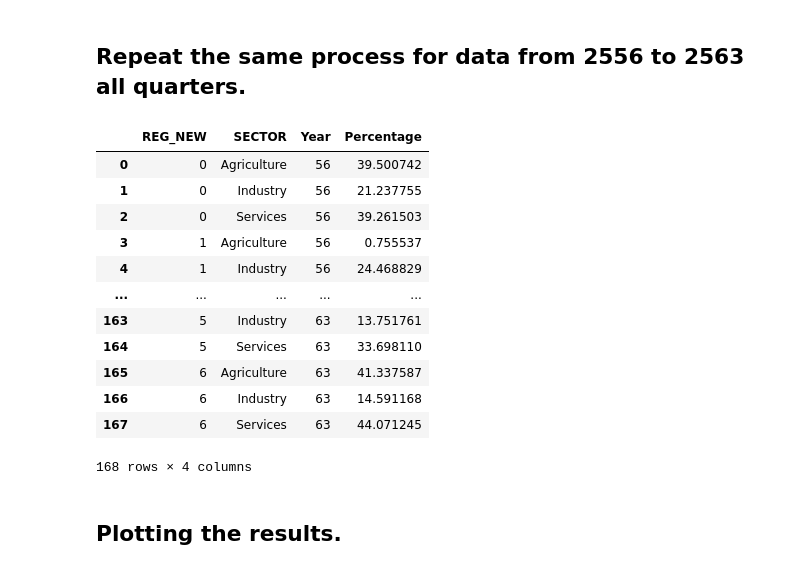
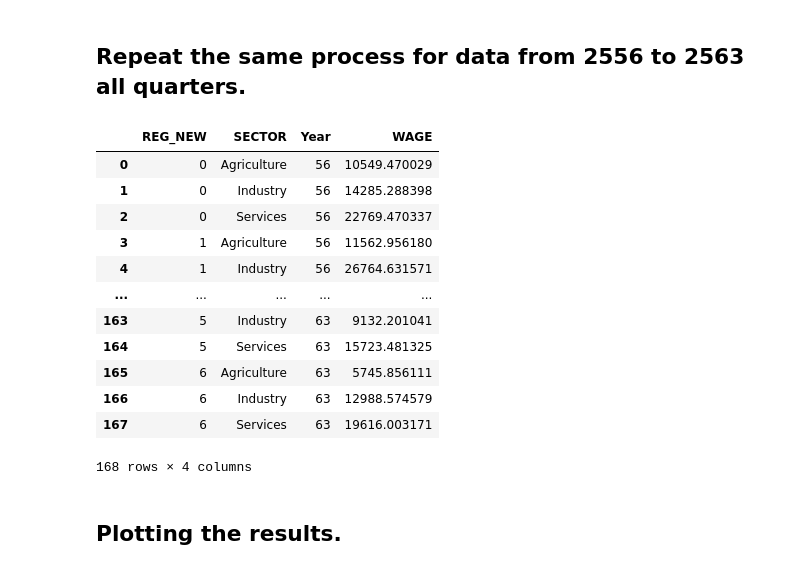
Before and after one commit to PhakphumJ/Thesis_code, a Jupyter notebook: LFS_code.ipynb, the cells around one changed output. Cells and saved outputs as stored; diff of their text form; code cells hidden in the pictures.

Commit message:
Collect avg wage from all years.

```diff
--- a/LFS_code.ipynb
+++ b/LFS_code.ipynb
@@ -803,6 +803,7 @@ LFS_All_YEAR_YOUNG_SEC = {}
 LFS_All_YEAR_YOUNG_EDU = {}
 LFS_All_YEAR_MIDDLE_SEC = {}
 LFS_All_YEAR_OLD_AGE_SEC = {}
+LFS_All_YEAR_WAGE_SEC = {}
 
 ### Import Labor force survey
 list_year = [56, 57, 58, 59, 60, 61, 62, 63]
@@ -827,6 +828,8 @@ for year in list_year:
         LFS.rename(columns = {"CWT": "CWD"}, inplace = True)
         ## INDUS -> INDUST
         LFS.rename(columns = {"INDUS": "INDUST"}, inplace = True)
+        ## APPROX -> PERMONTH
+        LFS.rename(columns = {"APPROX": "PERMONTH"}, inplace = True)
 
 
         ###### Apply created functions.
@@ -847,6 +850,9 @@ for year in list_year:
         LFS_All_YEAR_OLD_AGE_SEC[Data_Time] = LFS_OLD.pipe(TAB_SEC)
 
         LFS_All_YEAR_YOUNG_EDU[Data_Time] = LFS_YOUNG.pipe(TAB_EDU)
+
+        ### Compute average wage for each sector.
+        LFS_All_YEAR_WAGE_SEC[Data_Time] = LFS.pipe(avg_wage)
 # %%
 ### Create a function to annualize the quarterly data.
 def annualize(LFS_dict, column_name):
@@ -893,6 +899,9 @@ All_YEAR_YOUNG_SEC_annual_pct = annualize(LFS_All_YEAR_YOUNG_SEC, "Percentage")
 All_YEAR_MIDDLE_SEC_annual_pct = annualize(LFS_All_YEAR_MIDDLE_SEC, "Percentage")
 All_YEAR_OLD_AGE_SEC_annual_pct = annualize(LFS_All_YEAR_OLD_AGE_SEC, "Percentage")
 All_YEAR_YOUNG_EDU_annual_pct = annualize(LFS_All_YEAR_YOUNG_EDU, "Percentage")
+
+## Average wage.
+All_YEAR_WAGE_SEC_annual = annualize(LFS_All_YEAR_WAGE_SEC, "WAGE")
 # %%
 ### Concat each year's data into one dataframe.
 All_YEAR_ALL_AGE_SEC_annual_num_final = pd.concat(All_YEAR_ALL_AGE_SEC_annual_num.values(), ignore_index = True)
@@ -909,22 +918,24 @@ All_YEAR_YOUNG_SEC_annual_pct_final = pd.concat(All_YEAR_YOUNG_SEC_annual_pct.va
 All_YEAR_MIDDLE_SEC_annual_pct_final = pd.concat(All_YEAR_MIDDLE_SEC_annual_pct.values(), ignore_index = True)
 All_YEAR_OLD_AGE_SEC_annual_pct_final = pd.concat(All_YEAR_OLD_AGE_SEC_annual_pct.values(), ignore_index = True)
 All_YEAR_YOUNG_EDU_annual_pct_final = pd.concat(All_YEAR_YOUNG_EDU_annual_pct.values(), ignore_index = True)
+
+All_YEAR_WAGE_SEC_annual_final = pd.concat(All_YEAR_WAGE_SEC_annual.values(), ignore_index = True)
-# %%
-All_YEAR_ALL_AGE_SEC_annual_pct_final
-# %% [output]
-|  | REG_NEW | SECTOR | Year | Percentage |
-| 0 | 0 | Agriculture | 56 | 39.500742 |
-| 1 | 0 | Industry | 56 | 21.237755 |
-| 2 | 0 | Services | 56 | 39.261503 |
-| 3 | 1 | Agriculture | 56 | 0.755537 |
-| 4 | 1 | Industry | 56 | 24.468829 |
-| ... | ... | ... | ... | ... |
-| 163 | 5 | Industry | 63 | 13.751761 |
-| 164 | 5 | Services | 63 | 33.698110 |
-| 165 | 6 | Agriculture | 63 | 41.337587 |
-| 166 | 6 | Industry | 63 | 14.591168 |
-| 167 | 6 | Services | 63 | 44.071245 |
-168 rows × 4 columns
+# %%
+All_YEAR_WAGE_SEC_annual_final
+# %% [output]
+|  | REG_NEW | SECTOR | Year | WAGE |
+| 0 | 0 | Agriculture | 56 | 10549.470029 |
+| 1 | 0 | Industry | 56 | 14285.288398 |
+| 2 | 0 | Services | 56 | 22769.470337 |
+| 3 | 1 | Agriculture | 56 | 11562.956180 |
+| 4 | 1 | Industry | 56 | 26764.631571 |
+| ... | ... | ... | ... | ... |
+| 163 | 5 | Industry | 63 | 9132.201041 |
+| 164 | 5 | Services | 63 | 15723.481325 |
+| 165 | 6 | Agriculture | 63 | 5745.856111 |
+| 166 | 6 | Industry | 63 | 12988.574579 |
+| 167 | 6 | Services | 63 | 19616.003171 |
+168 rows × 4 columns
 # %% [markdown]
 ## Plotting the results.
 # %%
```
Also changed, not shown: parts of 1 cell of this notebook.
